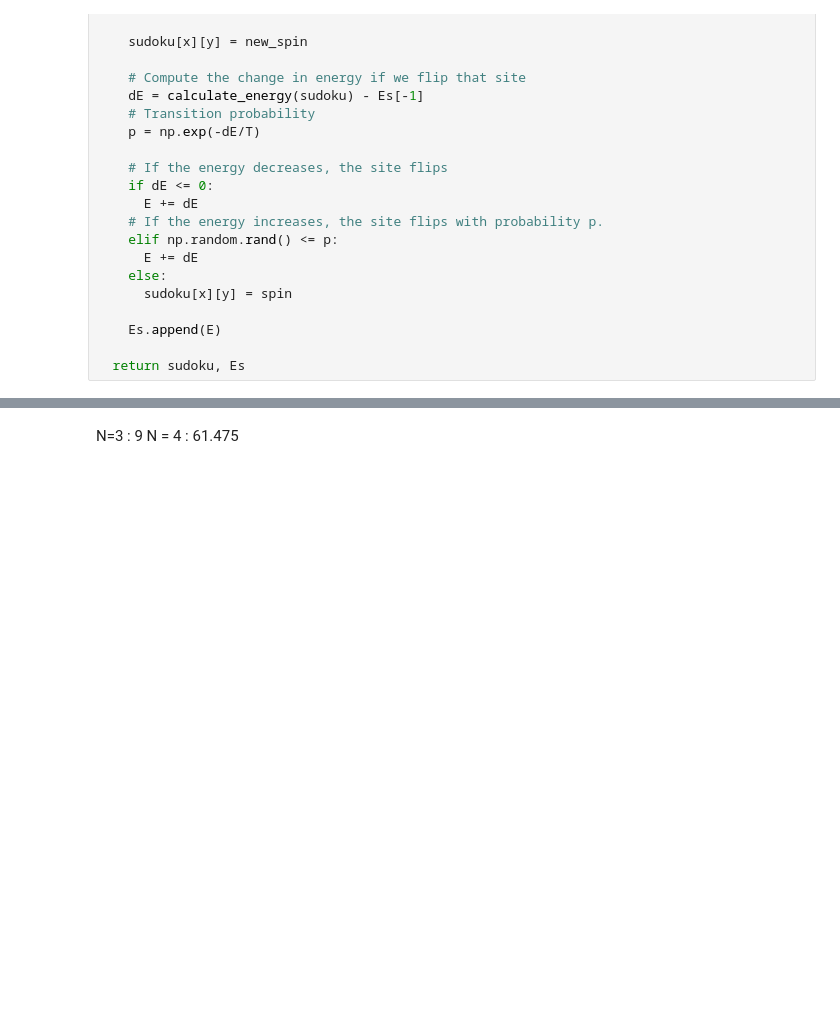
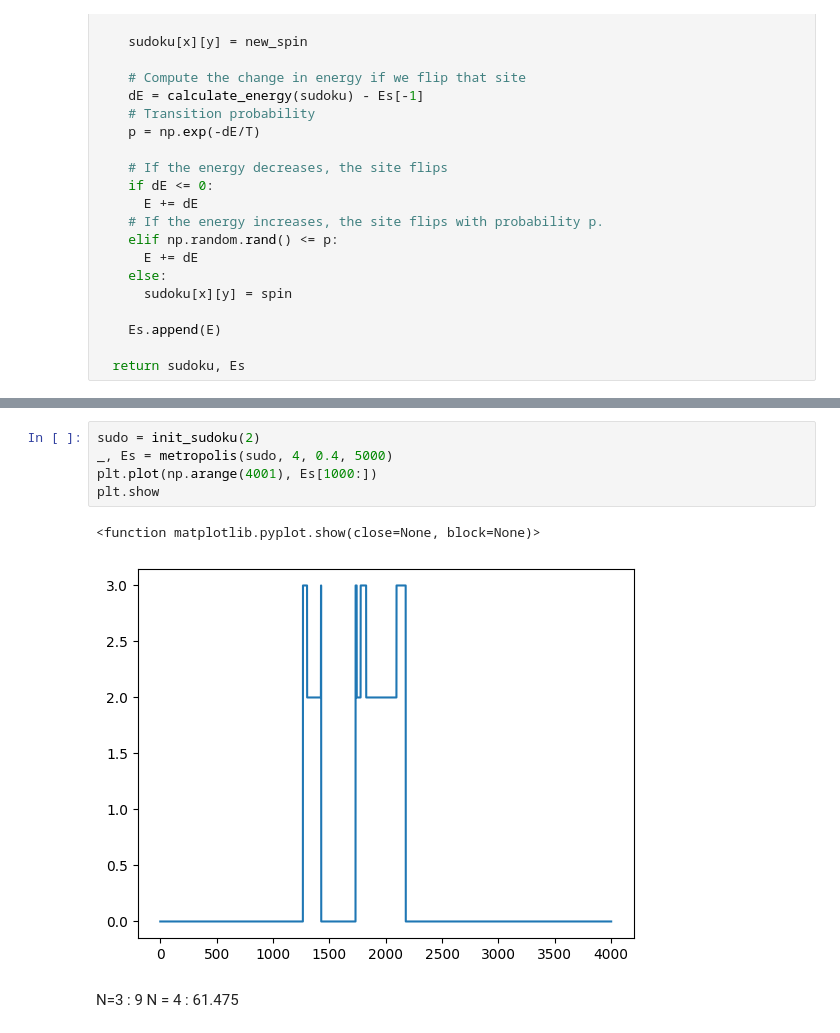
Before and after one commit to Gabriel-lct/ising-model-research, a Jupyter notebook: python/sudoku.ipynb, the cells around one changed output, grey strips where cells are left out. Cells and saved outputs as stored; diff of their text form; blank space fills up the shorter version.

```diff
--- a/python/sudoku.ipynb
+++ b/python/sudoku.ipynb
@@ -164,3 +142,11 @@ Mean of the convergent energy: 26.6
+# %%
+sudo = init_sudoku(2)
+_, Es = metropolis(sudo, 4, 0.4, 5000)
+plt.plot(np.arange(4001), Es[1000:])
+plt.show
+# %% [output]
+<function matplotlib.pyplot.show(close=None, block=None)>
+[figure, added]
 # %% [markdown]
 N=3 : 9
 N = 4 : 61.475
```
Also changed, not shown: parts of 4 cells of this notebook, 1 other file.
